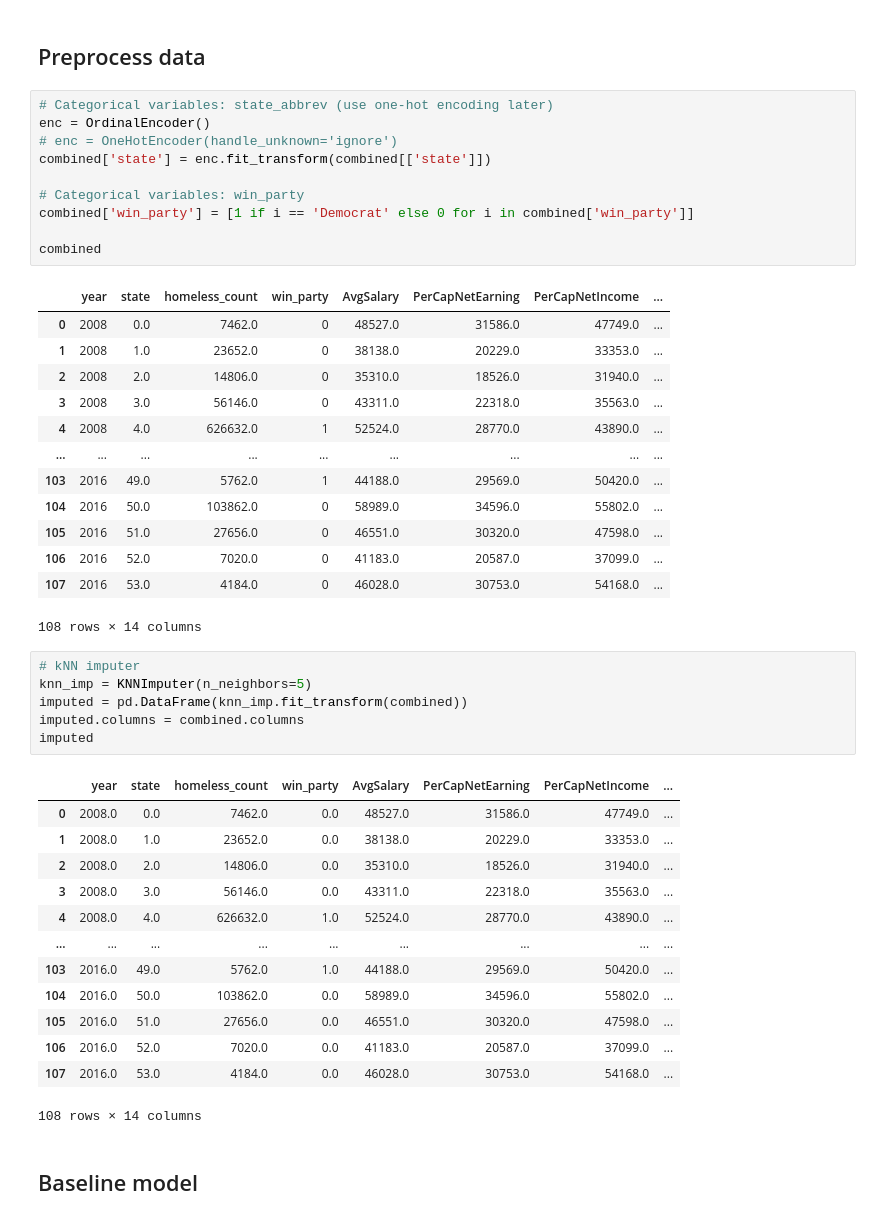
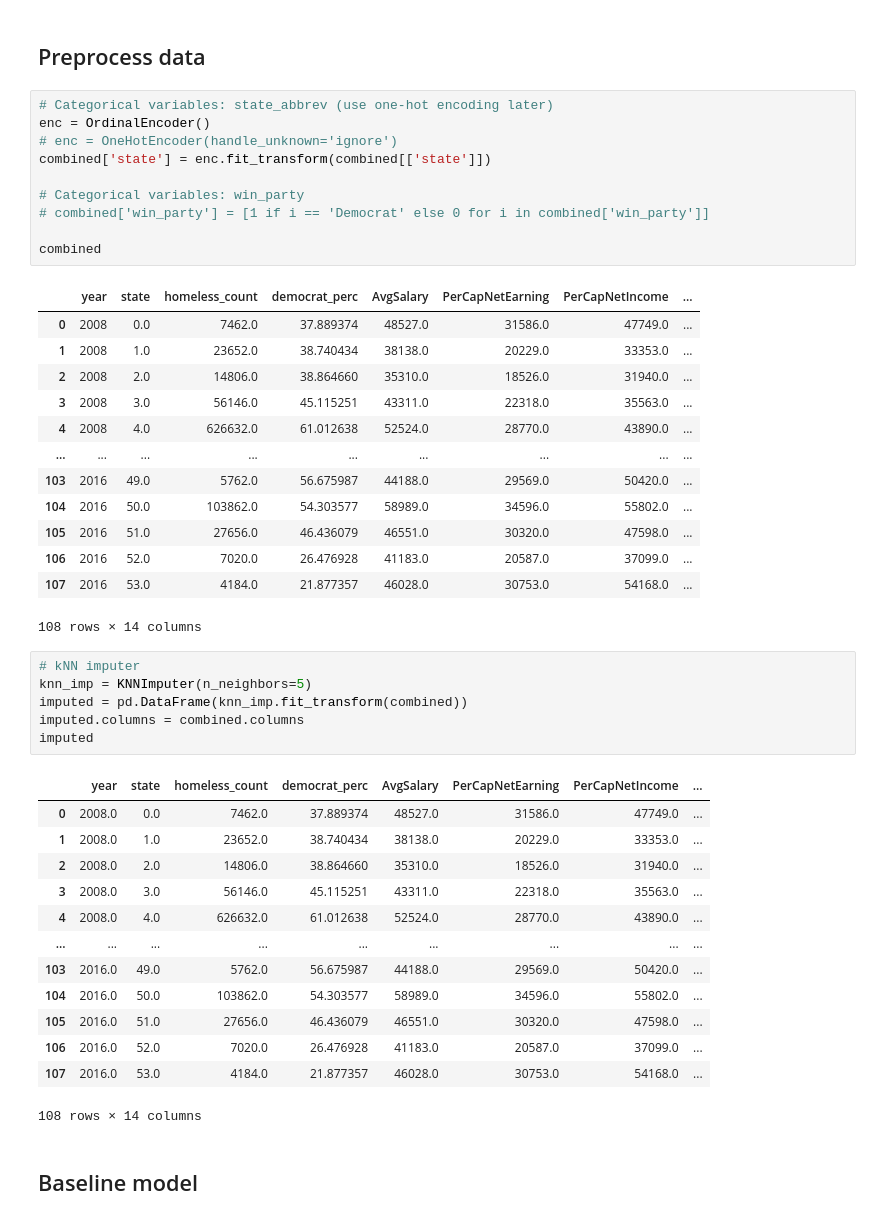
Before and after one commit to RenhaoL/CS109A_AC209A_Fall22_final_project, a Jupyter notebook: src/SL_Baseline model.ipynb, the cells around one changed output. Cells and saved outputs as stored; diff of their text form.

```diff
--- a/src/SL_Baseline model.ipynb
+++ b/src/SL_Baseline model.ipynb
@@ -84,26 +85,26 @@ sns.pairplot(combined,y_vars=['homeless_count'])
 # %%
 # Categorical variables: state_abbrev (use one-hot encoding later)
 enc = OrdinalEncoder()
 # enc = OneHotEncoder(handle_unknown='ignore')
 combined['state'] = enc.fit_transform(combined[['state']])
 
 # Categorical variables: win_party
-combined['win_party'] = [1 if i == 'Democrat' else 0 for i in combined['win_party']]
+# combined['win_party'] = [1 if i == 'Democrat' else 0 for i in combined['win_party']]
 
 combined
 # %% [output]
-|  | year | state | homeless_count | win_party | AvgSalary | PerCapNetEarning | PerCapNetIncome | ... |
-| 0 | 2008 | 0.0 | 7462.0 | 0 | 48527.0 | 31586.0 | 47749.0 | ... |
-| 1 | 2008 | 1.0 | 23652.0 | 0 | 38138.0 | 20229.0 | 33353.0 | ... |
-| 2 | 2008 | 2.0 | 14806.0 | 0 | 35310.0 | 18526.0 | 31940.0 | ... |
-| 3 | 2008 | 3.0 | 56146.0 | 0 | 43311.0 | 22318.0 | 35563.0 | ... |
-| 4 | 2008 | 4.0 | 626632.0 | 1 | 52524.0 | 28770.0 | 43890.0 | ... |
+|  | year | state | homeless_count | democrat_perc | AvgSalary | PerCapNetEarning | PerCapNetIncome | ... |
+| 0 | 2008 | 0.0 | 7462.0 | 37.889374 | 48527.0 | 31586.0 | 47749.0 | ... |
+| 1 | 2008 | 1.0 | 23652.0 | 38.740434 | 38138.0 | 20229.0 | 33353.0 | ... |
+| 2 | 2008 | 2.0 | 14806.0 | 38.864660 | 35310.0 | 18526.0 | 31940.0 | ... |
+| 3 | 2008 | 3.0 | 56146.0 | 45.115251 | 43311.0 | 22318.0 | 35563.0 | ... |
+| 4 | 2008 | 4.0 | 626632.0 | 61.012638 | 52524.0 | 28770.0 | 43890.0 | ... |
 | ... | ... | ... | ... | ... | ... | ... | ... | ... |
-| 103 | 2016 | 49.0 | 5762.0 | 1 | 44188.0 | 29569.0 | 50420.0 | ... |
-| 104 | 2016 | 50.0 | 103862.0 | 0 | 58989.0 | 34596.0 | 55802.0 | ... |
-| 105 | 2016 | 51.0 | 27656.0 | 0 | 46551.0 | 30320.0 | 47598.0 | ... |
-| 106 | 2016 | 52.0 | 7020.0 | 0 | 41183.0 | 20587.0 | 37099.0 | ... |
-| 107 | 2016 | 53.0 | 4184.0 | 0 | 46028.0 | 30753.0 | 54168.0 | ... |
+| 103 | 2016 | 49.0 | 5762.0 | 56.675987 | 44188.0 | 29569.0 | 50420.0 | ... |
+| 104 | 2016 | 50.0 | 103862.0 | 54.303577 | 58989.0 | 34596.0 | 55802.0 | ... |
+| 105 | 2016 | 51.0 | 27656.0 | 46.436079 | 46551.0 | 30320.0 | 47598.0 | ... |
+| 106 | 2016 | 52.0 | 7020.0 | 26.476928 | 41183.0 | 20587.0 | 37099.0 | ... |
+| 107 | 2016 | 53.0 | 4184.0 | 21.877357 | 46028.0 | 30753.0 | 54168.0 | ... |
 108 rows × 14 columns
 # %%
 # kNN imputer
@@ -112,18 +113,18 @@ imputed = pd.DataFrame(knn_imp.fit_transform(combined))
 imputed.columns = combined.columns
 imputed
 # %% [output]
-|  | year | state | homeless_count | win_party | AvgSalary | PerCapNetEarning | PerCapNetIncome | ... |
-| 0 | 2008.0 | 0.0 | 7462.0 | 0.0 | 48527.0 | 31586.0 | 47749.0 | ... |
-| 1 | 2008.0 | 1.0 | 23652.0 | 0.0 | 38138.0 | 20229.0 | 33353.0 | ... |
-| 2 | 2008.0 | 2.0 | 14806.0 | 0.0 | 35310.0 | 18526.0 | 31940.0 | ... |
-| 3 | 2008.0 | 3.0 | 56146.0 | 0.0 | 43311.0 | 22318.0 | 35563.0 | ... |
-| 4 | 2008.0 | 4.0 | 626632.0 | 1.0 | 52524.0 | 28770.0 | 43890.0 | ... |
+|  | year | state | homeless_count | democrat_perc | AvgSalary | PerCapNetEarning | PerCapNetIncome | ... |
+| 0 | 2008.0 | 0.0 | 7462.0 | 37.889374 | 48527.0 | 31586.0 | 47749.0 | ... |
+| 1 | 2008.0 | 1.0 | 23652.0 | 38.740434 | 38138.0 | 20229.0 | 33353.0 | ... |
+| 2 | 2008.0 | 2.0 | 14806.0 | 38.864660 | 35310.0 | 18526.0 | 31940.0 | ... |
+| 3 | 2008.0 | 3.0 | 56146.0 | 45.115251 | 43311.0 | 22318.0 | 35563.0 | ... |
+| 4 | 2008.0 | 4.0 | 626632.0 | 61.012638 | 52524.0 | 28770.0 | 43890.0 | ... |
 | ... | ... | ... | ... | ... | ... | ... | ... | ... |
-| 103 | 2016.0 | 49.0 | 5762.0 | 1.0 | 44188.0 | 29569.0 | 50420.0 | ... |
-| 104 | 2016.0 | 50.0 | 103862.0 | 0.0 | 58989.0 | 34596.0 | 55802.0 | ... |
-| 105 | 2016.0 | 51.0 | 27656.0 | 0.0 | 46551.0 | 30320.0 | 47598.0 | ... |
-| 106 | 2016.0 | 52.0 | 7020.0 | 0.0 | 41183.0 | 20587.0 | 37099.0 | ... |
-| 107 | 2016.0 | 53.0 | 4184.0 | 0.0 | 46028.0 | 30753.0 | 54168.0 | ... |
+| 103 | 2016.0 | 49.0 | 5762.0 | 56.675987 | 44188.0 | 29569.0 | 50420.0 | ... |
+| 104 | 2016.0 | 50.0 | 103862.0 | 54.303577 | 58989.0 | 34596.0 | 55802.0 | ... |
+| 105 | 2016.0 | 51.0 | 27656.0 | 46.436079 | 46551.0 | 30320.0 | 47598.0 | ... |
+| 106 | 2016.0 | 52.0 | 7020.0 | 26.476928 | 41183.0 | 20587.0 | 37099.0 | ... |
+| 107 | 2016.0 | 53.0 | 4184.0 | 21.877357 | 46028.0 | 30753.0 | 54168.0 | ... |
 108 rows × 14 columns
 # %% [markdown]
 ## Baseline model
```
Also changed, not shown: parts of 15 cells of this notebook.
